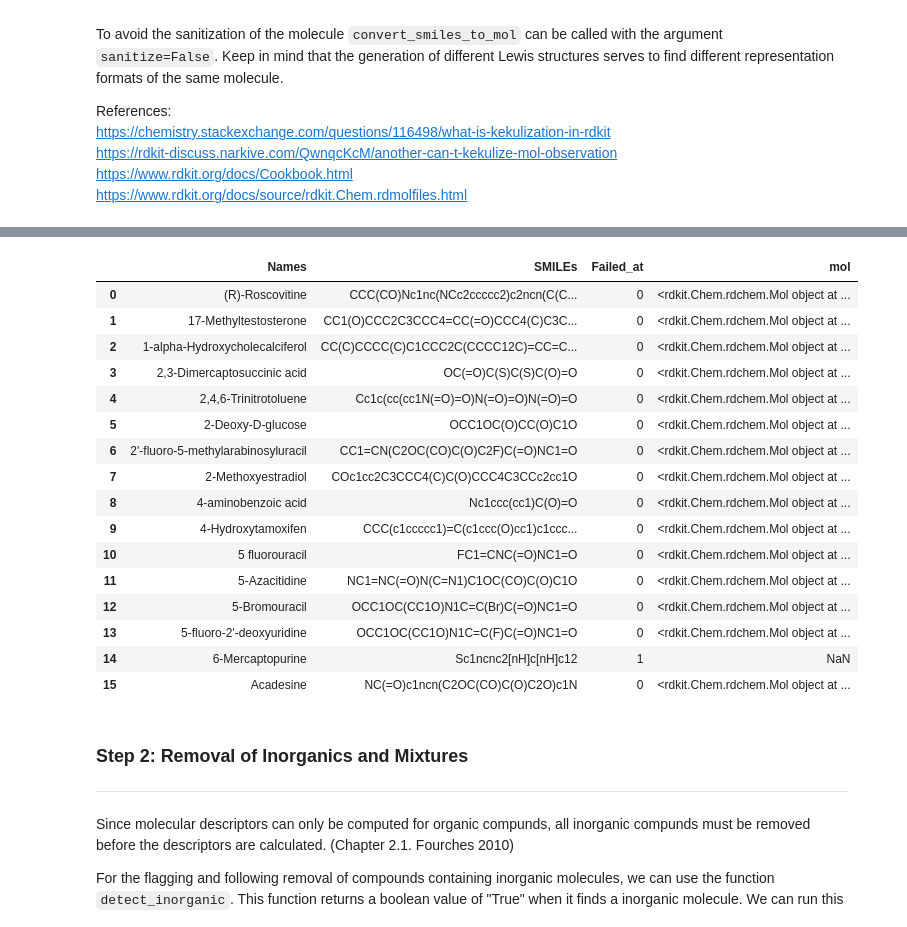
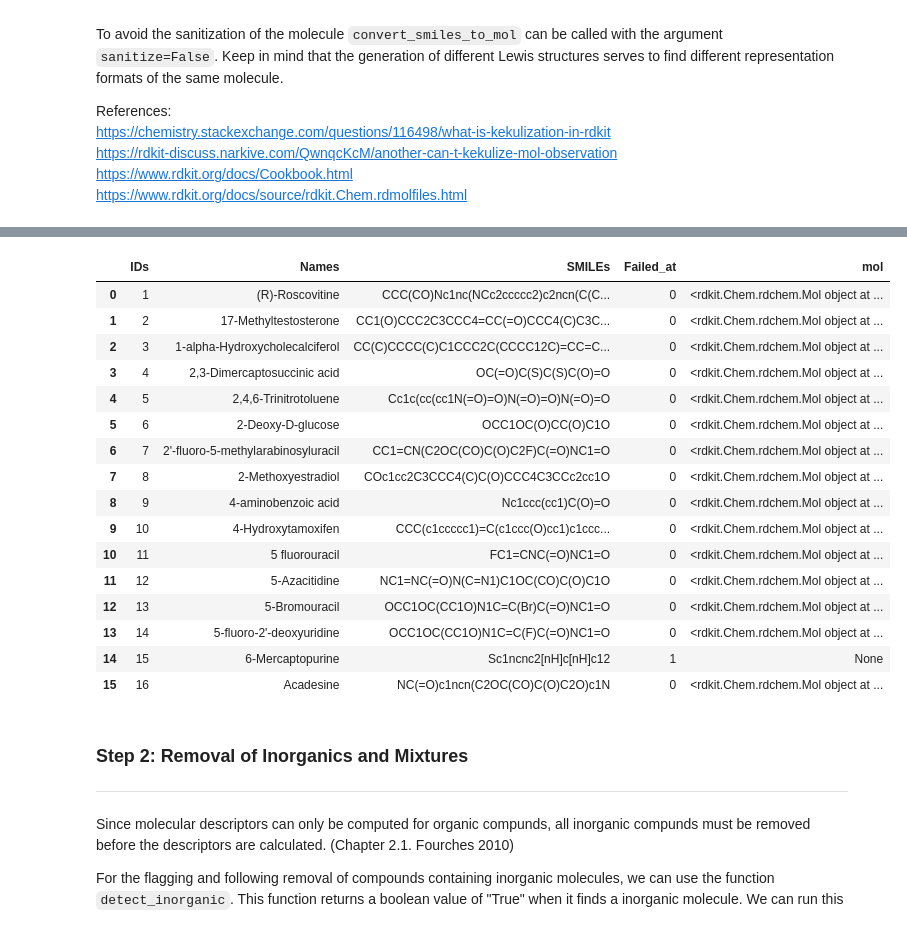
Before and after one commit to volkamerlab/opencadd, a Jupyter notebook: docs/tutorials/standardization.ipynb, the cells around one changed output, grey strips where cells are left out. Drawn from its saved outputs; the diff is of its cells as text; code cells hidden in the pictures.

Commit message:
testing different approaches to handling entries

```diff
--- a/docs/tutorials/standardization.ipynb
+++ b/docs/tutorials/standardization.ipynb
@@ -24,7 +24,7 @@ from opencadd.compounds.standardization import convert_format,handle_fragments,d
 # %%
 # Helper function to mark at which step the entry failed the standardization pipeline
 def failMarker(i):
-    i=stepNo
+    i=taskNum
     return i
 # %% [markdown]
 ###  Step 0: Initial dataset import and cleaning
@@ -36,14 +36,14 @@ The intial `stepNo` will be 0, which leads to an default <b>Failed_at</b>-value
 # %%
-stepNo = 0
+taskNum = 0
 
 # Importing the test-dataset
 dataset = pd.read_csv (r'./data/standardization_test_data.csv')
 
 #Filter for needed columns
-dataset = dataset[["Names","SMILEs"]]
+dataset = dataset[['IDs','Names','SMILEs']]
 
 #Kick all empty entries
-dataset = dataset[(dataset['SMILEs'].notna())]
+#dataset = dataset[(dataset['SMILEs'].notna())]
 
 #Setting a initial score of 0 for all entries
 dataset['Failed_at'] = dataset['SMILEs'].notna().apply(failMarker)
@@ -74,12 +74,12 @@ https://rdkit-discuss.narkive.com/QwnqcKcM/another-can-t-kekulize-mol-observatio
 https://www.rdkit.org/docs/Cookbook.html<br>
 https://www.rdkit.org/docs/source/rdkit.Chem.rdmolfiles.html<br>
 # %%
-# We set up the stepNo and create a subset with only the entries which haven't failed yet.
-stepNo = 1
-work_dataset =  dataset[(dataset['Failed_at']==0)]
+# We set up the taskNum
+taskNum = 1
 
 # A column called mol is beeing added to the dataframe to store the mol-files
-dataset['mol'] = work_dataset['SMILEs'].apply(convert_format.convert_smiles_to_mol)
+# The action is only applied to entries with a score of 0
+dataset['mol'] = np.where(dataset['Failed_at']==0,dataset['SMILEs'].apply(convert_format.convert_smiles_to_mol),None)
 
 # Checking for SMILEs, where no mol could be generated. Marking them with the failMarker
 dataset['Failed_at'] = np.where(dataset['mol'].isnull(),dataset['Failed_at'].apply(failMarker),dataset['Failed_at'] )
@@ -90,20 +104,20 @@ dataset.head(16)
-|  | Names | SMILEs | Failed_at | mol |
-| 0 | (R)-Roscovitine | CCC(CO)Nc1nc(NCc2ccccc2)c2ncn(C(C... | 0 | <rdkit.Chem.rdchem.Mol object at ... |
-| 1 | 17-Methyltestosterone | CC1(O)CCC2C3CCC4=CC(=O)CCC4(C)C3C... | 0 | <rdkit.Chem.rdchem.Mol object at ... |
-| 2 | 1-alpha-Hydroxycholecalciferol | CC(C)CCCC(C)C1CCC2C(CCCC12C)=CC=C... | 0 | <rdkit.Chem.rdchem.Mol object at ... |
-| 3 | 2,3-Dimercaptosuccinic acid | OC(=O)C(S)C(S)C(O)=O | 0 | <rdkit.Chem.rdchem.Mol object at ... |
-| 4 | 2,4,6-Trinitrotoluene | Cc1c(cc(cc1N(=O)=O)N(=O)=O)N(=O)=O | 0 | <rdkit.Chem.rdchem.Mol object at ... |
-| 5 | 2-Deoxy-D-glucose | OCC1OC(O)CC(O)C1O | 0 | <rdkit.Chem.rdchem.Mol object at ... |
-| 6 | 2'-fluoro-5-methylarabinosyluracil | CC1=CN(C2OC(CO)C(O)C2F)C(=O)NC1=O | 0 | <rdkit.Chem.rdchem.Mol object at ... |
-| 7 | 2-Methoxyestradiol | COc1cc2C3CCC4(C)C(O)CCC4C3CCc2cc1O | 0 | <rdkit.Chem.rdchem.Mol object at ... |
-| 8 | 4-aminobenzoic acid | Nc1ccc(cc1)C(O)=O | 0 | <rdkit.Chem.rdchem.Mol object at ... |
-| 9 | 4-Hydroxytamoxifen | CCC(c1ccccc1)=C(c1ccc(O)cc1)c1ccc... | 0 | <rdkit.Chem.rdchem.Mol object at ... |
-| 10 | 5 fluorouracil | FC1=CNC(=O)NC1=O | 0 | <rdkit.Chem.rdchem.Mol object at ... |
-| 11 | 5-Azacitidine | NC1=NC(=O)N(C=N1)C1OC(CO)C(O)C1O | 0 | <rdkit.Chem.rdchem.Mol object at ... |
-| 12 | 5-Bromouracil | OCC1OC(CC1O)N1C=C(Br)C(=O)NC1=O | 0 | <rdkit.Chem.rdchem.Mol object at ... |
-| 13 | 5-fluoro-2'-deoxyuridine | OCC1OC(CC1O)N1C=C(F)C(=O)NC1=O | 0 | <rdkit.Chem.rdchem.Mol object at ... |
-| 14 | 6-Mercaptopurine | Sc1ncnc2[nH]c[nH]c12 | 1 | NaN |
-| 15 | Acadesine | NC(=O)c1ncn(C2OC(CO)C(O)C2O)c1N | 0 | <rdkit.Chem.rdchem.Mol object at ... |
+|  | IDs | Names | SMILEs | Failed_at | mol |
+| 0 | 1 | (R)-Roscovitine | CCC(CO)Nc1nc(NCc2ccccc2)c2ncn(C(C... | 0 | <rdkit.Chem.rdchem.Mol object at ... |
+| 1 | 2 | 17-Methyltestosterone | CC1(O)CCC2C3CCC4=CC(=O)CCC4(C)C3C... | 0 | <rdkit.Chem.rdchem.Mol object at ... |
+| 2 | 3 | 1-alpha-Hydroxycholecalciferol | CC(C)CCCC(C)C1CCC2C(CCCC12C)=CC=C... | 0 | <rdkit.Chem.rdchem.Mol object at ... |
+| 3 | 4 | 2,3-Dimercaptosuccinic acid | OC(=O)C(S)C(S)C(O)=O | 0 | <rdkit.Chem.rdchem.Mol object at ... |
+| 4 | 5 | 2,4,6-Trinitrotoluene | Cc1c(cc(cc1N(=O)=O)N(=O)=O)N(=O)=O | 0 | <rdkit.Chem.rdchem.Mol object at ... |
+| 5 | 6 | 2-Deoxy-D-glucose | OCC1OC(O)CC(O)C1O | 0 | <rdkit.Chem.rdchem.Mol object at ... |
+| 6 | 7 | 2'-fluoro-5-methylarabinosyluracil | CC1=CN(C2OC(CO)C(O)C2F)C(=O)NC1=O | 0 | <rdkit.Chem.rdchem.Mol object at ... |
+| 7 | 8 | 2-Methoxyestradiol | COc1cc2C3CCC4(C)C(O)CCC4C3CCc2cc1O | 0 | <rdkit.Chem.rdchem.Mol object at ... |
+| 8 | 9 | 4-aminobenzoic acid | Nc1ccc(cc1)C(O)=O | 0 | <rdkit.Chem.rdchem.Mol object at ... |
+| 9 | 10 | 4-Hydroxytamoxifen | CCC(c1ccccc1)=C(c1ccc(O)cc1)c1ccc... | 0 | <rdkit.Chem.rdchem.Mol object at ... |
+| 10 | 11 | 5 fluorouracil | FC1=CNC(=O)NC1=O | 0 | <rdkit.Chem.rdchem.Mol object at ... |
+| 11 | 12 | 5-Azacitidine | NC1=NC(=O)N(C=N1)C1OC(CO)C(O)C1O | 0 | <rdkit.Chem.rdchem.Mol object at ... |
+| 12 | 13 | 5-Bromouracil | OCC1OC(CC1O)N1C=C(Br)C(=O)NC1=O | 0 | <rdkit.Chem.rdchem.Mol object at ... |
+| 13 | 14 | 5-fluoro-2'-deoxyuridine | OCC1OC(CC1O)N1C=C(F)C(=O)NC1=O | 0 | <rdkit.Chem.rdchem.Mol object at ... |
+| 14 | 15 | 6-Mercaptopurine | Sc1ncnc2[nH]c[nH]c12 | 1 | None |
+| 15 | 16 | Acadesine | NC(=O)c1ncn(C2OC(CO)C(O)C2O)c1N | 0 | <rdkit.Chem.rdchem.Mol object at ... |
 # %% [markdown]
 ### Step 2: Removal of Inorganics and Mixtures
 --------------------------------------------------
```
Also changed, not shown: parts of 7 cells of this notebook.
